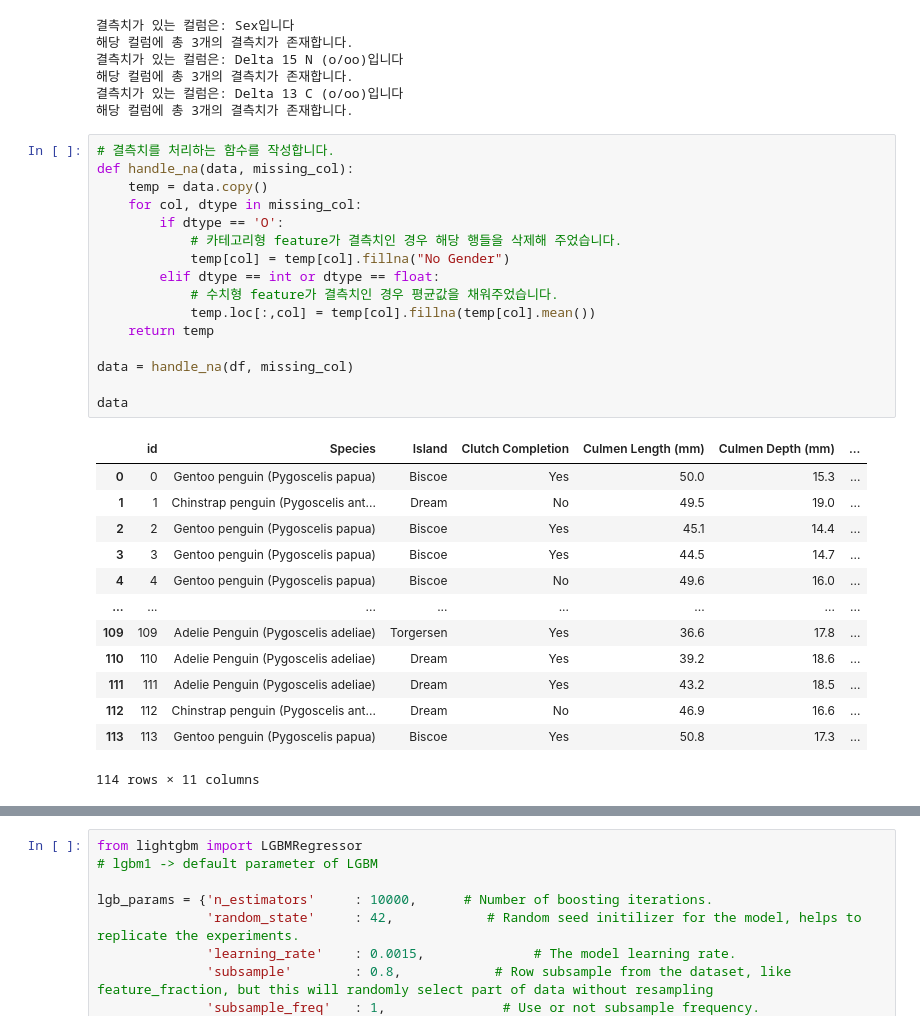
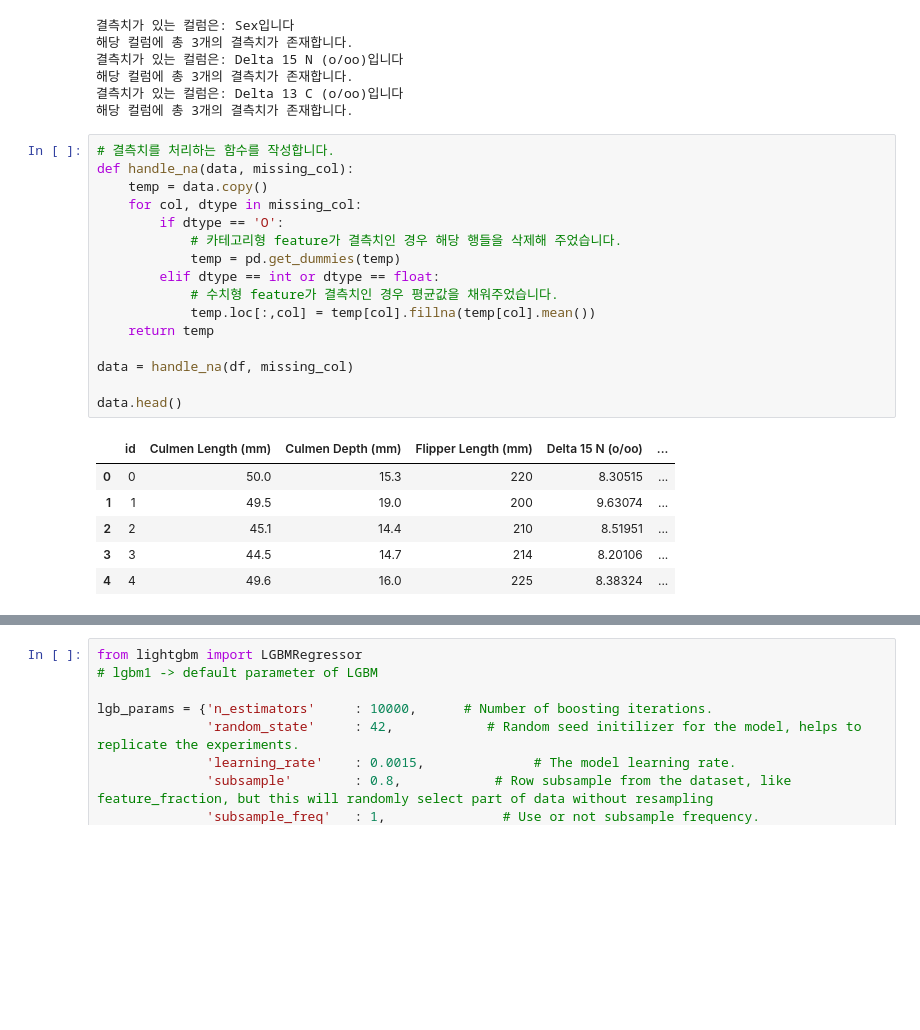
Before and after one commit to RyanKor/dacon-penguin-weights, a Jupyter notebook: dacon_penguin.ipynb, the cells around one changed output, grey strips where cells are left out. Cells and saved outputs as stored; diff of their text form; blank space fills up the shorter version.

```diff
--- a/dacon_penguin.ipynb
+++ b/dacon_penguin.ipynb
@@ -122,30 +122,23 @@ missing_col = check_missing_col(df)
 # %%
 # 결측치를 처리하는 함수를 작성합니다.
 def handle_na(data, missing_col):
     temp = data.copy()
     for col, dtype in missing_col:
         if dtype == 'O':
             # 카테고리형 feature가 결측치인 경우 해당 행들을 삭제해 주었습니다.
-            temp[col] = temp[col].fillna("No Gender")
+            temp = pd.get_dummies(temp)
         elif dtype == int or dtype == float:
             # 수치형 feature가 결측치인 경우 평균값을 채워주었습니다.
             temp.loc[:,col] = temp[col].fillna(temp[col].mean())
     return temp
 
 data = handle_na(df, missing_col)
 
-data
+data.head()
 # %% [output]
-|  | id | Species | Island | Clutch Completion | Culmen Length (mm) | Culmen Depth (mm) | ... |
-| 0 | 0 | Gentoo penguin (Pygoscelis papua) | Biscoe | Yes | 50.0 | 15.3 | ... |
-| 1 | 1 | Chinstrap penguin (Pygoscelis ant... | Dream | No | 49.5 | 19.0 | ... |
-| 2 | 2 | Gentoo penguin (Pygoscelis papua) | Biscoe | Yes | 45.1 | 14.4 | ... |
-| 3 | 3 | Gentoo penguin (Pygoscelis papua) | Biscoe | Yes | 44.5 | 14.7 | ... |
-| 4 | 4 | Gentoo penguin (Pygoscelis papua) | Biscoe | No | 49.6 | 16.0 | ... |
-| ... | ... | ... | ... | ... | ... | ... | ... |
-| 109 | 109 | Adelie Penguin (Pygoscelis adeliae) | Torgersen | Yes | 36.6 | 17.8 | ... |
-| 110 | 110 | Adelie Penguin (Pygoscelis adeliae) | Dream | Yes | 39.2 | 18.6 | ... |
-| 111 | 111 | Adelie Penguin (Pygoscelis adeliae) | Dream | Yes | 43.2 | 18.5 | ... |
-| 112 | 112 | Chinstrap penguin (Pygoscelis ant... | Dream | No | 46.9 | 16.6 | ... |
-| 113 | 113 | Gentoo penguin (Pygoscelis papua) | Biscoe | Yes | 50.8 | 17.3 | ... |
+|  | id | Culmen Length (mm) | Culmen Depth (mm) | Flipper Length (mm) | Delta 15 N (o/oo) | ... |
+| 0 | 0 | 50.0 | 15.3 | 220 | 8.30515 | ... |
+| 1 | 1 | 49.5 | 19.0 | 200 | 9.63074 | ... |
+| 2 | 2 | 45.1 | 14.4 | 210 | 8.51951 | ... |
+| 3 | 3 | 44.5 | 14.7 | 214 | 8.20106 | ... |
+| 4 | 4 | 49.6 | 16.0 | 225 | 8.38324 | ... |
-114 rows × 11 columns
```
Also changed, not shown: parts of 12 cells of this notebook, 1 other file.
